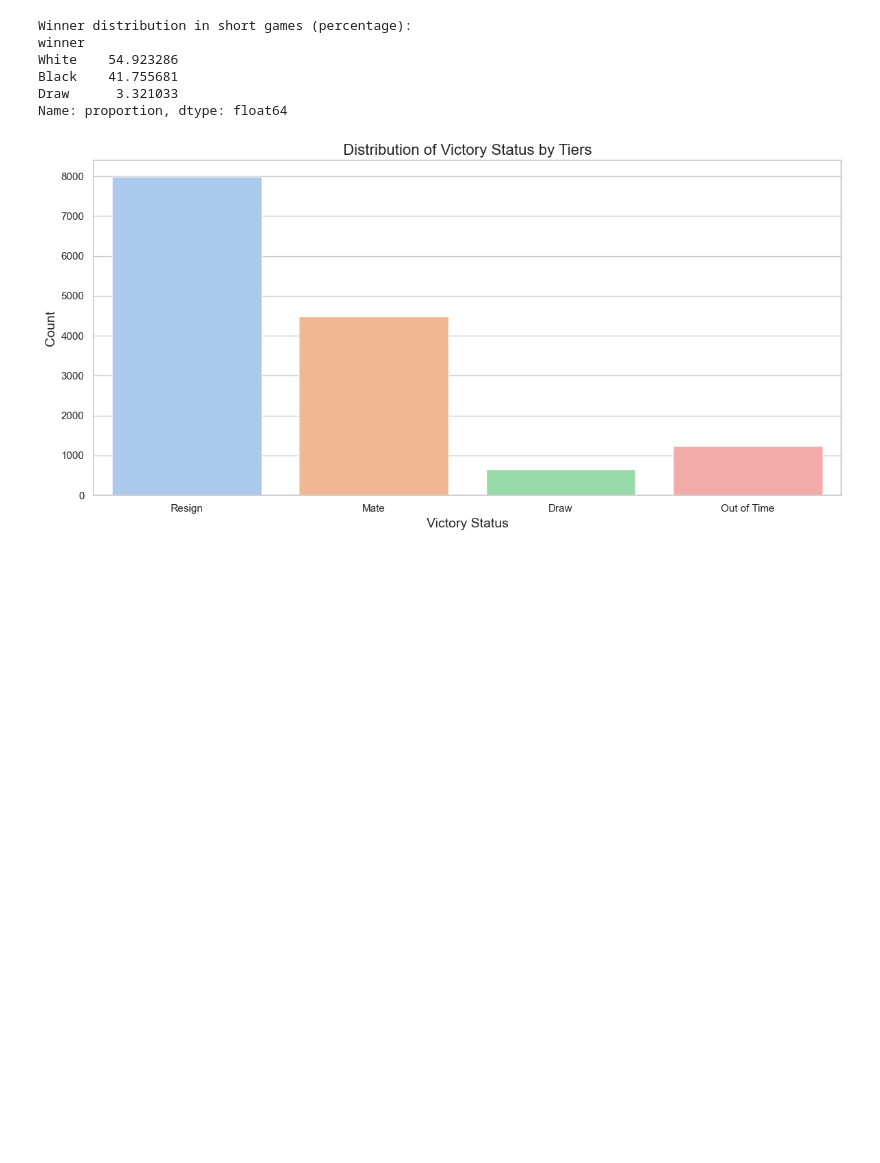
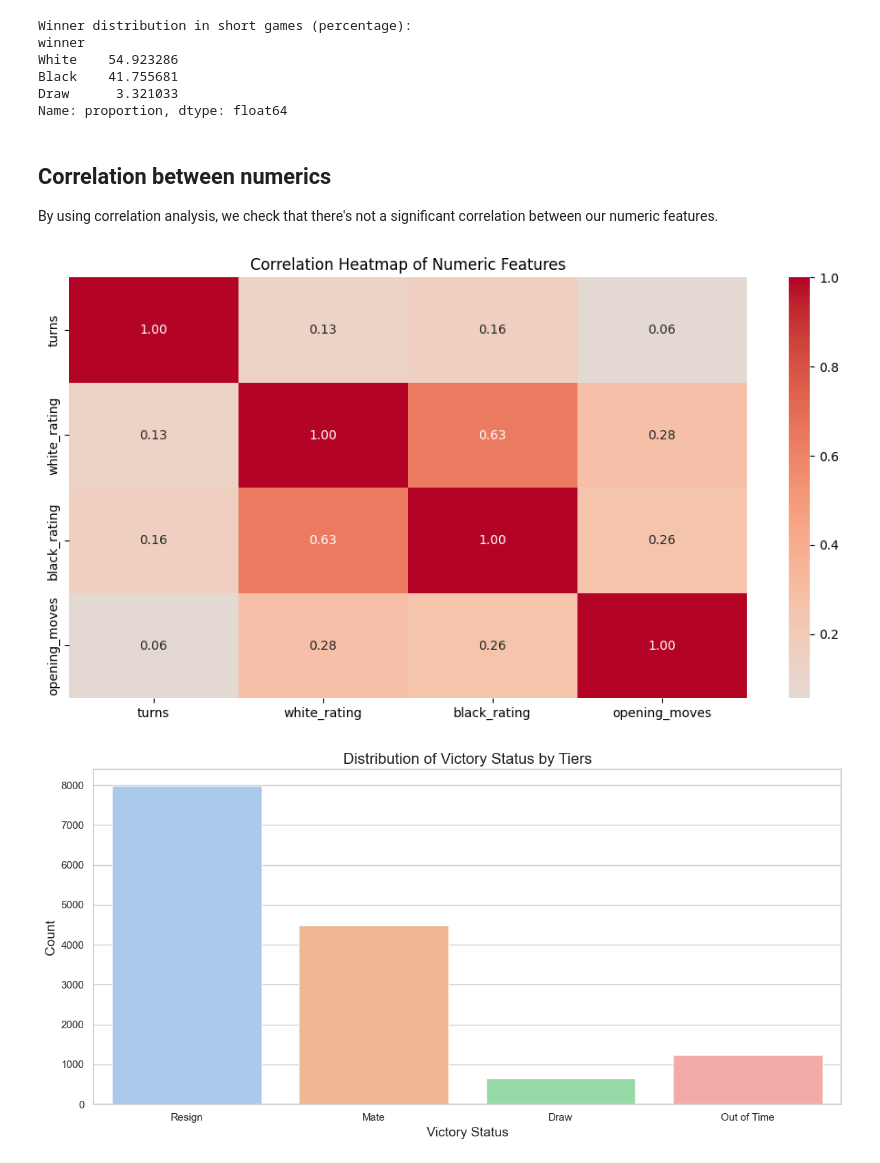
Before and after one commit to sergioneto12/Chess_Analysis, a Jupyter notebook: index.ipynb, the cells around one changed output. Drawn from its saved outputs; the diff is of its cells as text; code cells hidden in the pictures; blank space fills up the shorter version.

Commit message:
adding new analysis

```diff
--- a/index.ipynb
+++ b/index.ipynb
@@ -127,6 +133,22 @@ White    54.923286
 Black    41.755681
 Draw      3.321033
 Name: proportion, dtype: float64
+# %% [markdown]
+## Correlation between numerics
+
+By using correlation analysis, we check that there's not a significant correlation between our numeric features.
+# %%
+plt.figure(figsize=(12, 6))
+
+numeric_df = df.select_dtypes(include='number')
+numeric_df = numeric_df[numeric_df.columns[2:]]
+# numeric_df
+
+sns.heatmap(numeric_df.corr(), annot=True, fmt=".2f", cmap='coolwarm', center=0)
+plt.title('Correlation Heatmap of Numeric Features')
+plt.show()
+# %% [output]
+[figure, added]
 # %%
 # Distribution of victory_status by tiers
 plt.figure(figsize=(12, 6))
```
Also changed, not shown: parts of 5 cells of this notebook.
